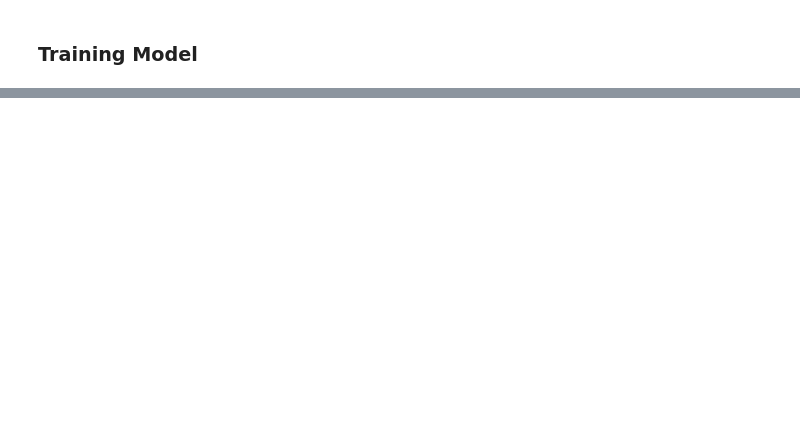
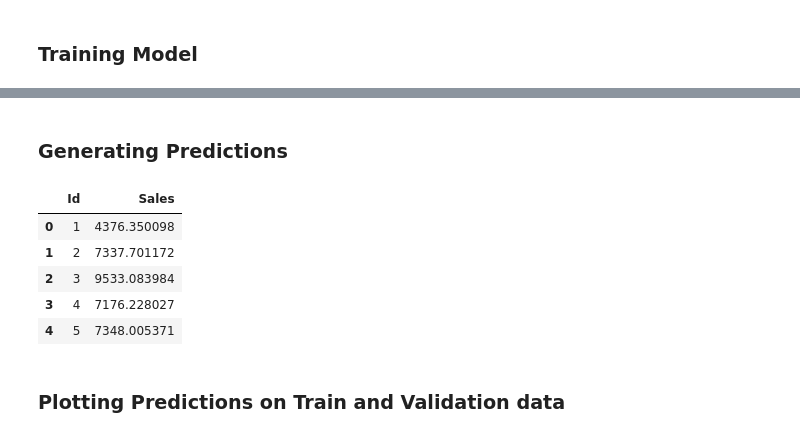
Before and after one commit to airisdata/Rossmann, a Jupyter notebook: rossman_without_log_scaling.ipynb, the cells around one changed output, grey strips where cells are left out. Drawn from its saved outputs; the diff is of its cells as text; code cells hidden in the pictures; blank space fills up the shorter version.

Commit message:
Pushing results after good results on Kaggle. Pushing weights and submissions data too.

```diff
--- a/rossman_without_log_scaling.ipynb
+++ b/rossman_without_log_scaling.ipynb
@@ -814,2 +829,0 @@ preds_submit.to_csv("submit_blah.csv",index=False)
-# %%
-model.load_weights(f"{file_save_path}saved_model_backup_0.08792")
@@ -838,5 +829,0 @@ import tensorflow.keras as keras
-# %%
-model.load_weights(f"{file_save_path}saved_model_backup_0.08620")
-saver = tf.train.Saver()
-sess = keras.backend.get_session()
-save_path = saver.save(sess, "./tboard_logs/model.ckpt")
@@ -854,3 +830,2 @@ for i in cat_maps:
-# %%
-with open("./tboard_logs/projector_config.pbtxt","w") as f:
-    print(total_string,file=f)
+# %%
+hist,model=model_fitter(model,map_train,y_train,validation_data=(map_valid,y_valid),checkpoint_path=f"{weights_save_path}saved_model_big")
@@ -856,0 +846,12 @@ with open("./tboard_logs/projector_config.pbtxt","w") as f:
+# %% [markdown]
+### Generating Predictions
+# %%
+preds_submit= generate_preds_df(model,model_weights_path=f"{weights_save_path}saved_backup_big_0.08401")
+preds_submit.head()
+# %% [output]
+|  | Id | Sales |
+| 0 | 1 | 4376.350098 |
+| 1 | 2 | 7337.701172 |
+| 2 | 3 | 9533.083984 |
+| 3 | 4 | 7176.228027 |
+| 4 | 5 | 7348.005371 |
@@ -856,0 +860,2 @@ with open("./tboard_logs/projector_config.pbtxt","w") as f:
+# %% [markdown]
+### Plotting Predictions on Train and Validation data
```
Also changed, not shown: parts of 78 cells of this notebook, 25 other files.
